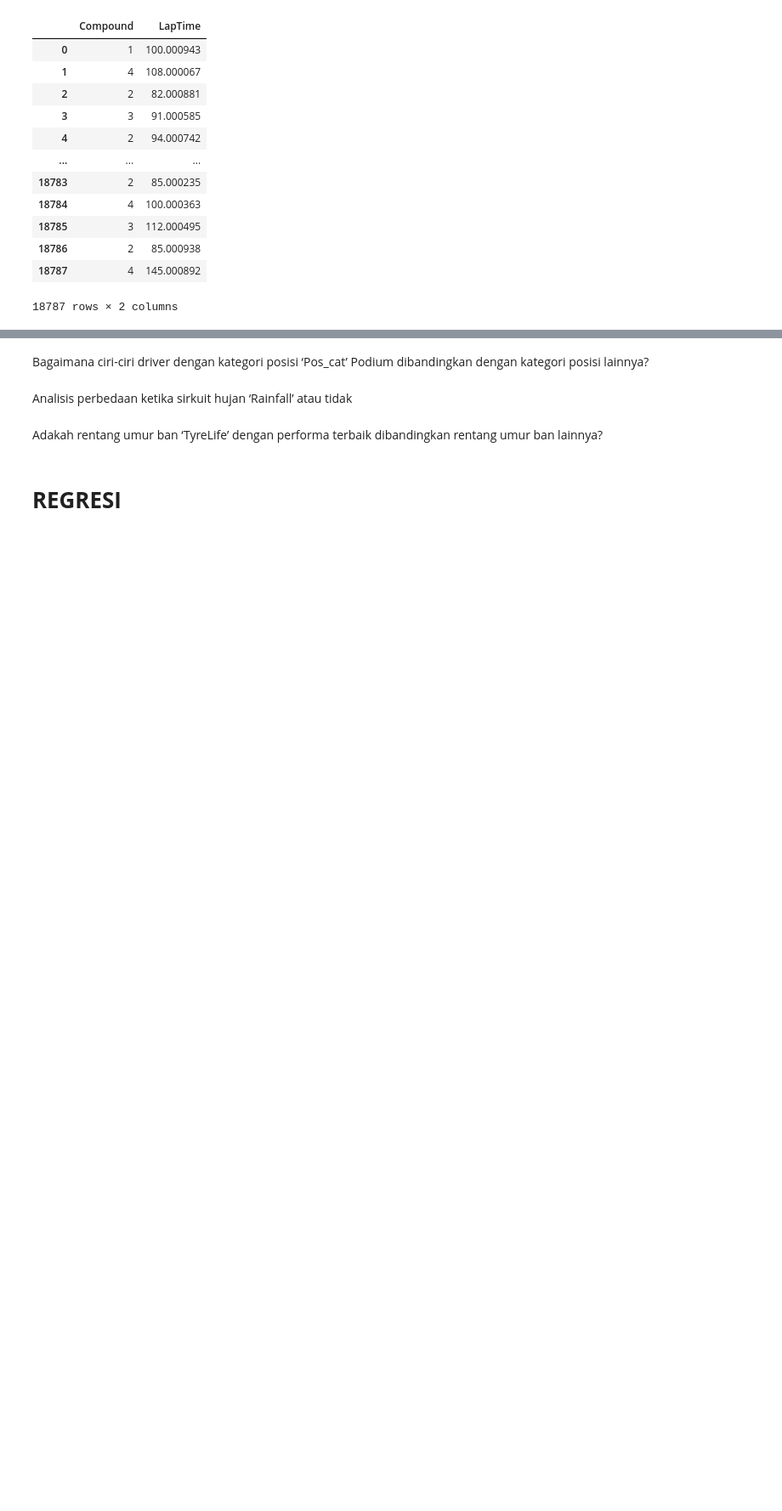
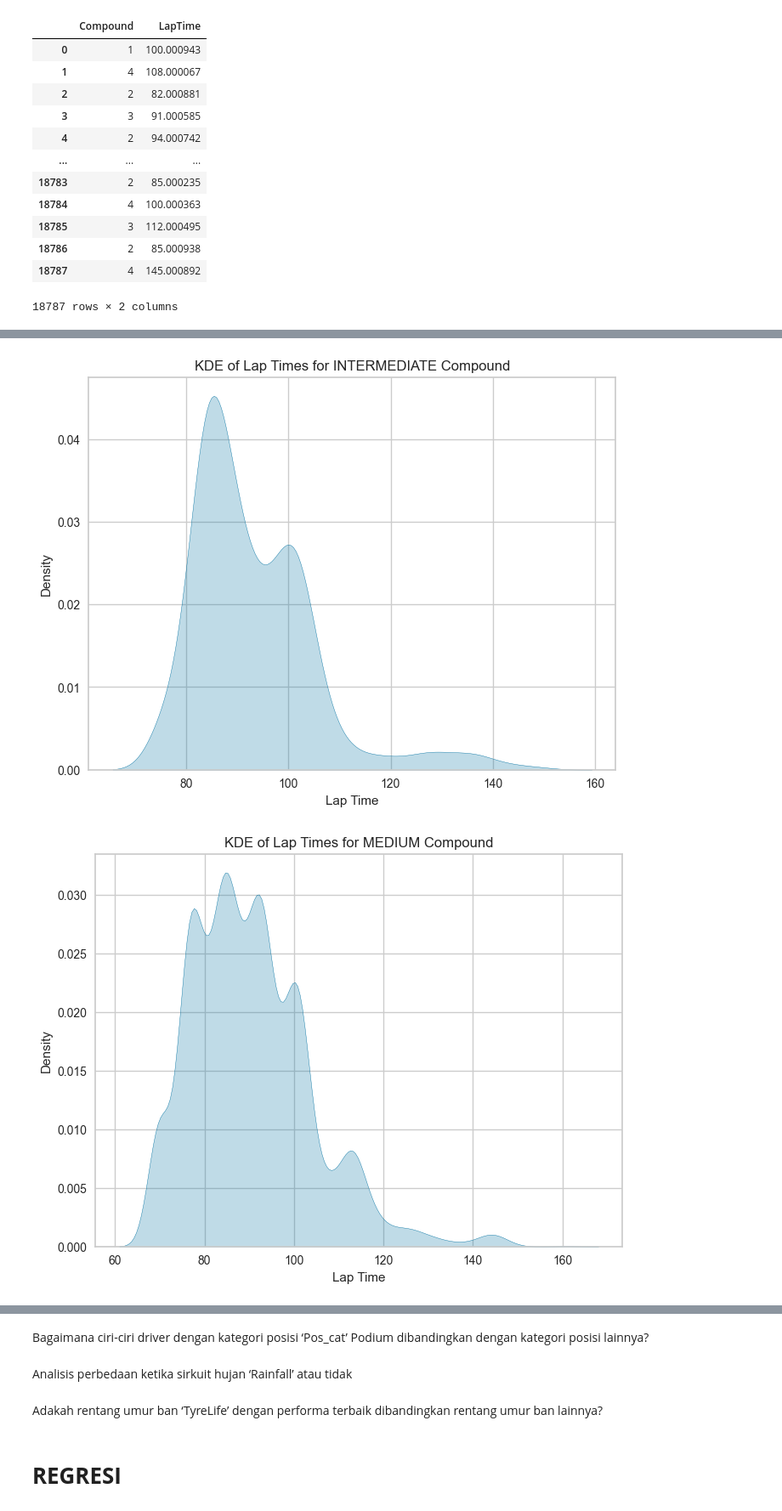
Before and after one commit to F1-biasa-aja/F1-kasdd, a Jupyter notebook: F1 Biasa Aja.ipynb, the cells around one changed output, grey strips where cells are left out. Shown at 85% size. Cells and saved outputs as stored; diff of their text form; code cells hidden in the pictures; blank space fills up the shorter version.

```diff
--- a/F1 Biasa Aja.ipynb
+++ b/F1 Biasa Aja.ipynb
@@ -374,3 +376,6 @@ compount_influence
 | 18786 | 2 | 85.000938 |
 | 18787 | 4 | 145.000892 |
 18787 rows × 2 columns
+# %%
+compount_influence['Compound'] = compount_influence['Compound'].map({1: 'INTERMEDIATE', 4: 'MEDIUM', 2: 'HARD', 3: 'SOFT', 0: 'WET'})
+compount_influence
@@ -376,0 +396,14 @@ compount_influence
+# %%
+compounds = compount_influence['Compound'].unique()
+for compound in compounds:
+    plt.figure(figsize=(8, 6))
+    subset = compount_influence[compount_influence['Compound'] == compound]['LapTime']
+    sns.kdeplot(subset, fill=True)
+    plt.title(f'KDE of Lap Times for {compound} Compound')
+    plt.xlabel('Lap Time')
+    plt.ylabel('Density')
+    plt.grid(True)
+    plt.show()
+# %% [output]
+[figure, added]
+[figure, added]
```
Also changed, not shown: parts of 7 cells of this notebook.
